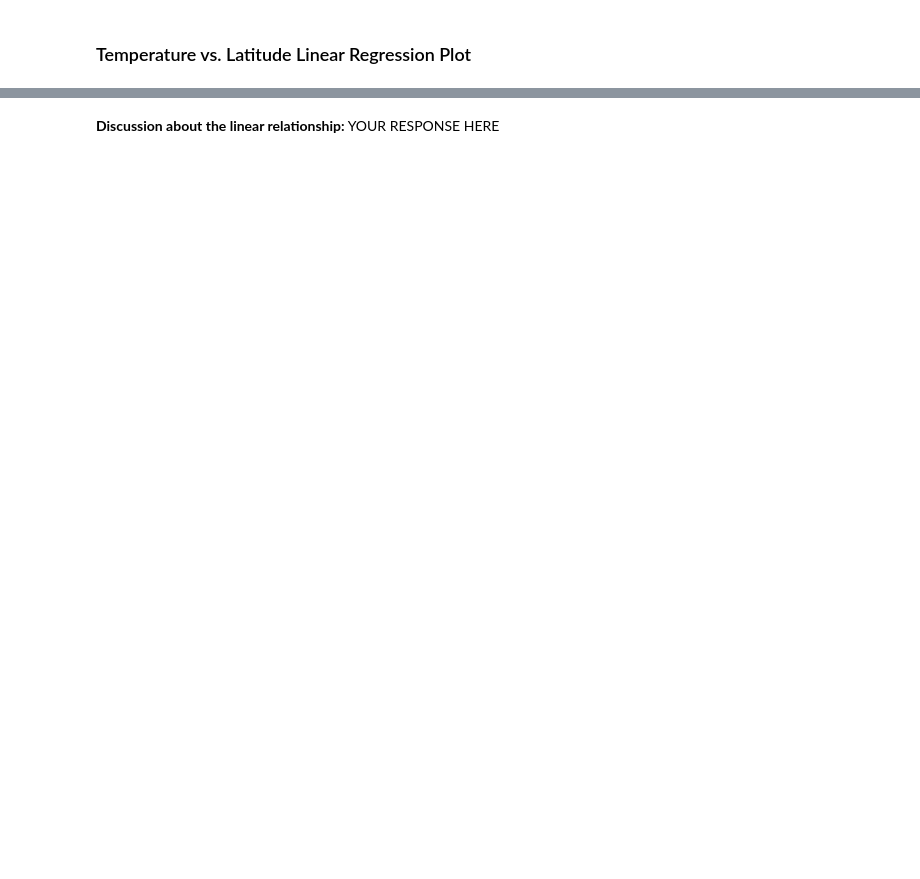
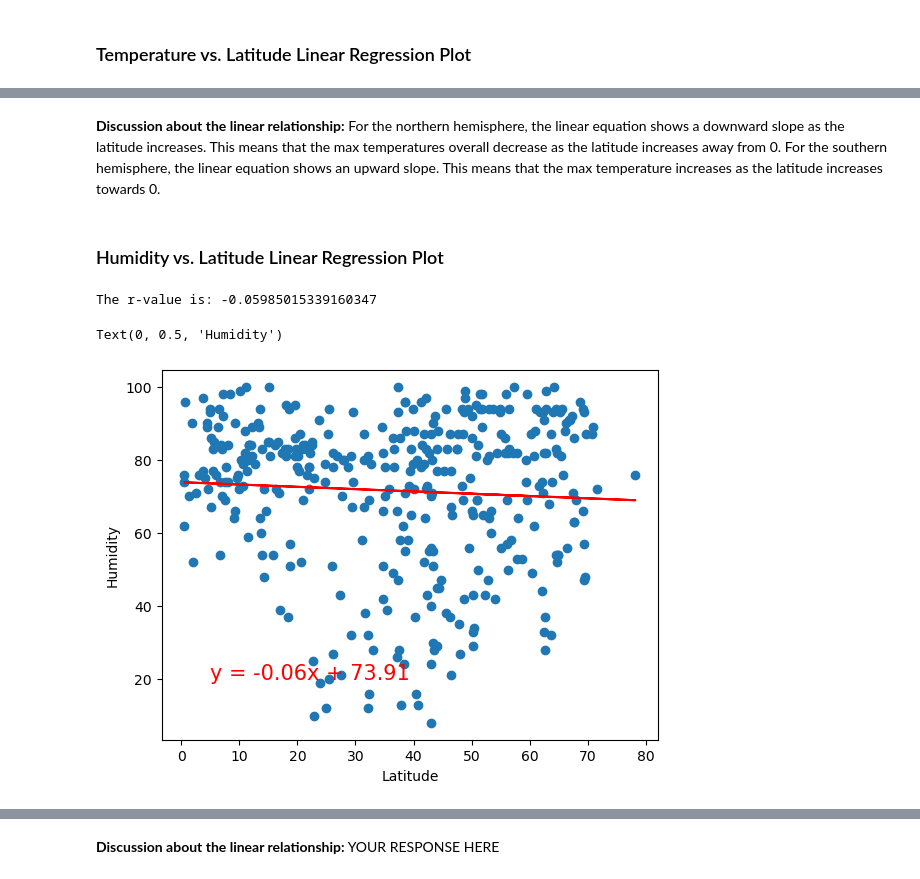
Before and after one commit to asosatrejo/python-api-challenge, a Jupyter notebook: WeatherPy.ipynb, the cells around one changed output, grey strips where cells are left out. Drawn from its saved outputs; the diff is of its cells as text; code cells hidden in the pictures; blank space fills up the shorter version.

```diff
--- a/WeatherPy.ipynb
+++ b/WeatherPy.ipynb
@@ -282,0 +341,15 @@ plt.ylabel("Max Temp")
+# %% [markdown]
+**Discussion about the linear relationship:** For the northern hemisphere, the linear equation shows a downward slope as the latitude increases. This means that the max temperatures overall decrease as the latitude increases away from 0. For the southern hemisphere, the linear equation shows an upward slope. This means that the max temperature increases as the latitude increases towards 0.
+# %% [markdown]
+### Humidity vs. Latitude Linear Regression Plot
+# %%
+# Northern Hemisphere
+line_eq = lin_reg(northern_hemi_df["Lat"], northern_hemi_df["Humidity"])
+
+plt.annotate(line_eq, (5, 20), fontsize = 15, color = "red")
+plt.xlabel("Latitude")
+plt.ylabel("Humidity")
+# %% [output]
+The r-value is: -0.05985015339160347
+Text(0, 0.5, 'Humidity')
+[figure, added]
```
Also changed, not shown: parts of 32 cells of this notebook, 5 other files.
